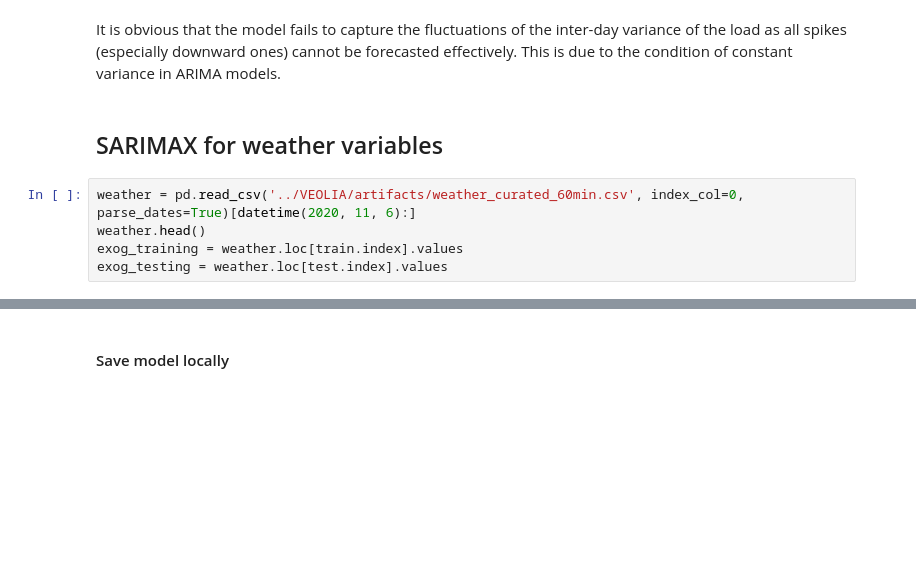
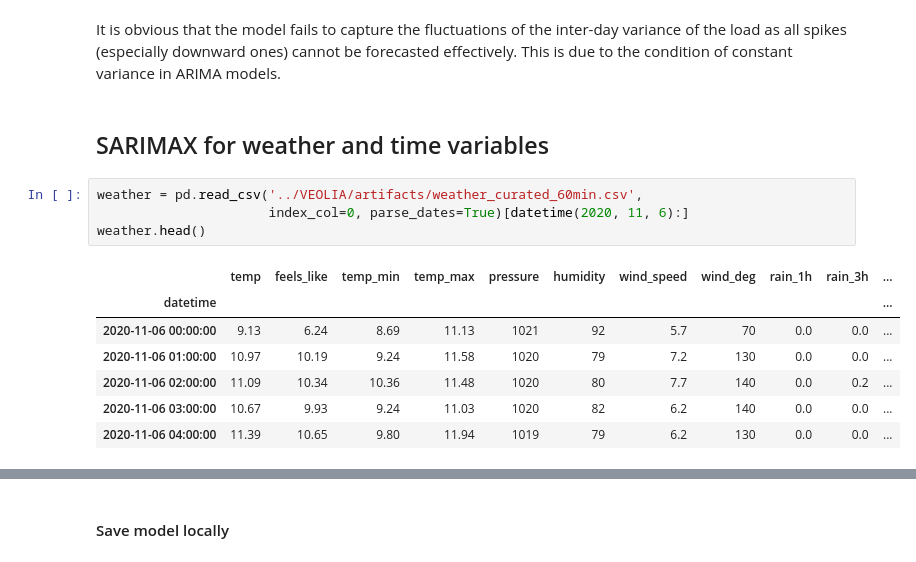
Before and after one commit to I-NERGY/DeepTSF, a Jupyter notebook: python_tal_forecasts.ipynb, the cells around one changed output, grey strips where cells are left out. Saved outputs shown, nothing was run; the diff lists cells and outputs as text; blank space fills up the shorter version.

Commit message:
- Added time variables to sarimax
Former-commit-id: e8b881bcf536b7ee3c21f01200778726260ee007

```diff
--- a/python_tal_forecasts.ipynb
+++ b/python_tal_forecasts.ipynb
@@ -289,9 +289,16 @@ RMSE: 316.4799539479322
 # %% [markdown]
 It is obvious that the model fails to capture the fluctuations of the inter-day variance of the load as all spikes (especially downward ones) cannot be forecasted effectively. This is due to the condition of constant variance in ARIMA models.
 # %% [markdown]
-## SARIMAX for weather variables
+## SARIMAX for weather and time variables
 # %%
-weather = pd.read_csv('../VEOLIA/artifacts/weather_curated_60min.csv', index_col=0, parse_dates=True)[datetime(2020, 11, 6):]
+weather = pd.read_csv('../VEOLIA/artifacts/weather_curated_60min.csv',
+                      index_col=0, parse_dates=True)[datetime(2020, 11, 6):]
 weather.head()
-exog_training = weather.loc[train.index].values
-exog_testing = weather.loc[test.index].values
+# %% [output]
+|  | temp | feels_like | temp_min | temp_max | pressure | humidity | wind_speed | wind_deg | rain_1h | rain_3h | ... |
+| datetime |  |  |  |  |  |  |  |  |  |  | ... |
+| 2020-11-06 00:00:00 | 9.13 | 6.24 | 8.69 | 11.13 | 1021 | 92 | 5.7 | 70 | 0.0 | 0.0 | ... |
+| 2020-11-06 01:00:00 | 10.97 | 10.19 | 9.24 | 11.58 | 1020 | 79 | 7.2 | 130 | 0.0 | 0.0 | ... |
+| 2020-11-06 02:00:00 | 11.09 | 10.34 | 10.36 | 11.48 | 1020 | 80 | 7.7 | 140 | 0.0 | 0.2 | ... |
+| 2020-11-06 03:00:00 | 10.67 | 9.93 | 9.24 | 11.03 | 1020 | 82 | 6.2 | 140 | 0.0 | 0.0 | ... |
+| 2020-11-06 04:00:00 | 11.39 | 10.65 | 9.80 | 11.94 | 1019 | 79 | 6.2 | 130 | 0.0 | 0.0 | ... |
```
Also changed, not shown: parts of 7 cells of this notebook.
